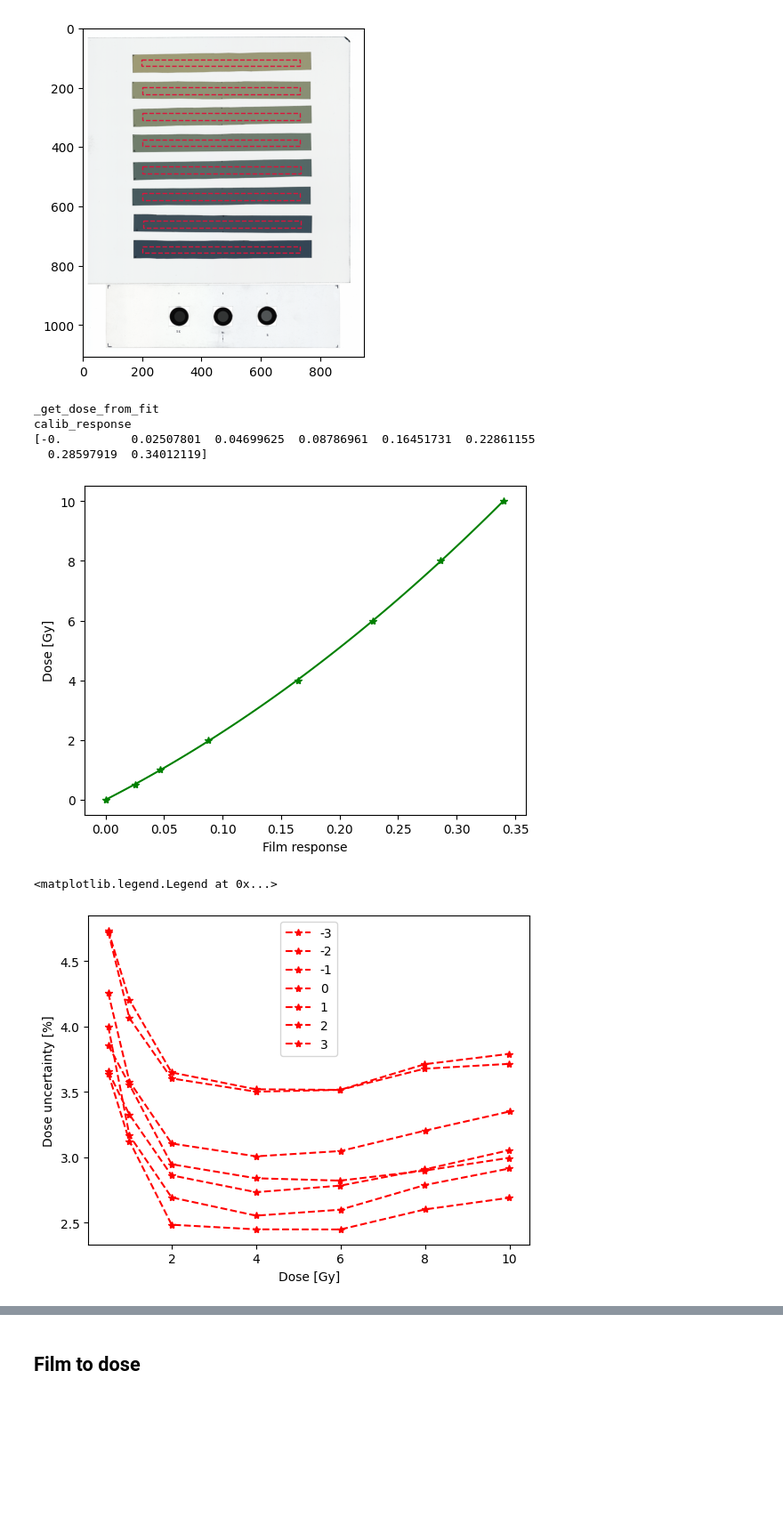
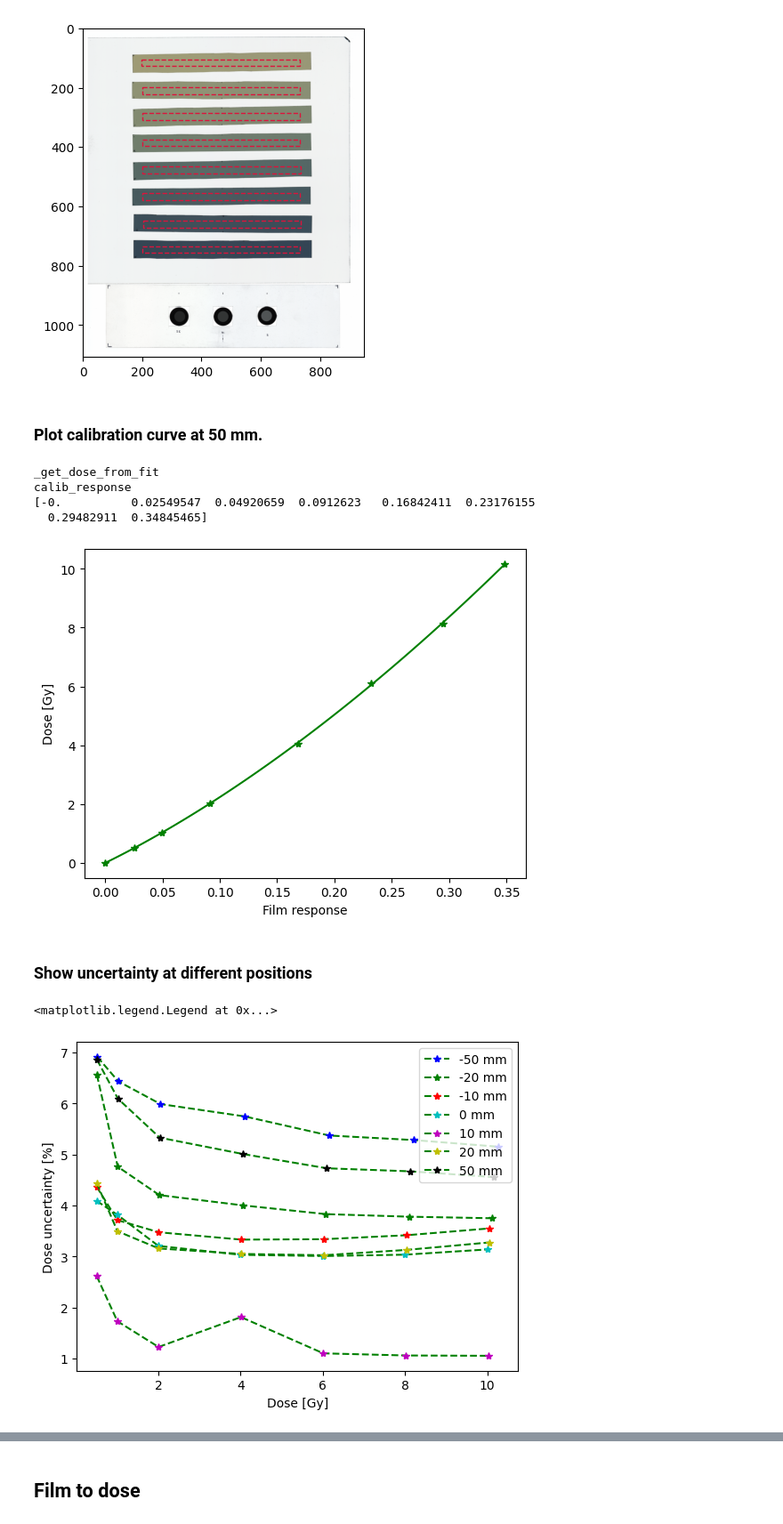
Before and after one commit to LuisOlivaresJ/Dosepy, a Jupyter notebook: docs/Jupyter_Book/film_dosimetry.ipynb, the cells around one changed output, grey strips where cells are left out. Shown at 89% size. Saved outputs shown, nothing was run; the diff lists cells and outputs as text; code cells hidden in the pictures; blank space fills up the shorter version.

```diff
--- a/docs/Jupyter_Book/film_dosimetry.ipynb
+++ b/docs/Jupyter_Book/film_dosimetry.ipynb
@@ -199,32 +205,45 @@ Object num. 9
 Object num. 10
 Object num. 11
 [figure]
+# %% [markdown]
+### Plot calibration curve at 50 mm.
 # %%
-cal.plot_fit("polynomial", "green")
+cal.plot_fit(
+    fit="polynomial",
+    channel="green",
+    position=50,
+    )
 # %% [output]
 _get_dose_from_fit
 calib_response
-[-0.          0.02507801  0.04699625  0.08786961  0.16451731  0.22861155
-  0.28597919  0.34012119]
+[-0.          0.02549547  0.04920659  0.0912623   0.16842411  0.23176155
+  0.29482911  0.34845465]
-[figure, old version]
+[figure, new version]
+# %% [markdown]
+### Show uncertainty at different positions
 # %%
 import matplotlib.pyplot as plt
 
+colors = ["b", "g", "r", "c", "m", "y", "k"]
+positions = [-50, -20, -10, 0, 10, 20, 50]
+
 fig, ax = plt.subplots()
 
-for position in [-3, -2, -1, 0, 1, 2, 3]:
+for c, p in zip(colors, positions):
     cal.plot_dose_fit_uncertainty(
-        position = position,
+        position = p,
         fit="polynomial",
-        channel="red",
+        channel="green",
         ax=ax,
-        label=f"{position}"
+        label=f"{p} mm",
+        markeredgecolor=c,
+        markerfacecolor=c,
         )
 
 ax.legend()
 # %% [output]
 <matplotlib.legend.Legend at 0x...>
-[figure, old version]
+[figure, new version]
 # %%
 # Clear memory
 del img_m, cal_image
```
Also changed, not shown: parts of 22 cells of this notebook, 1 other file.
